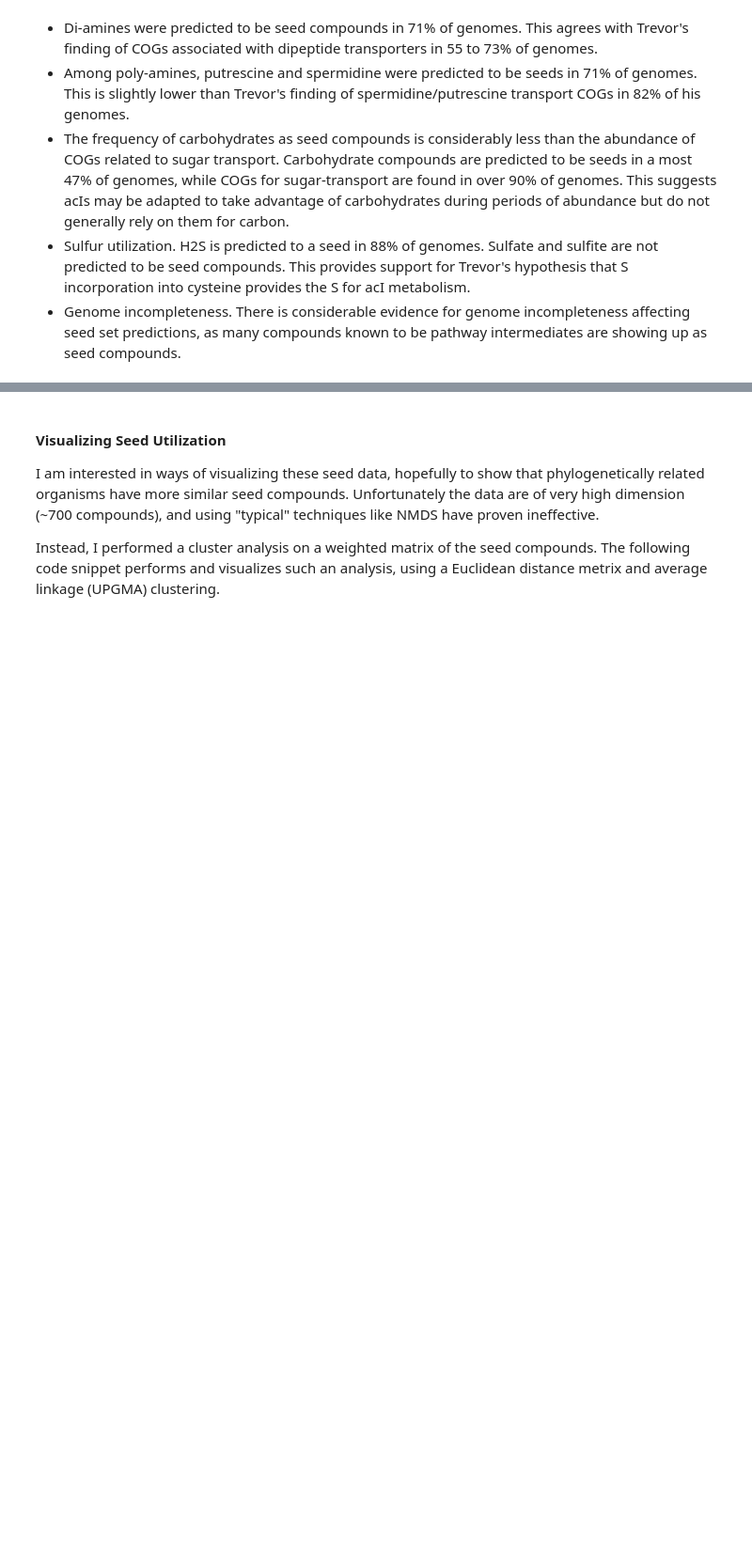
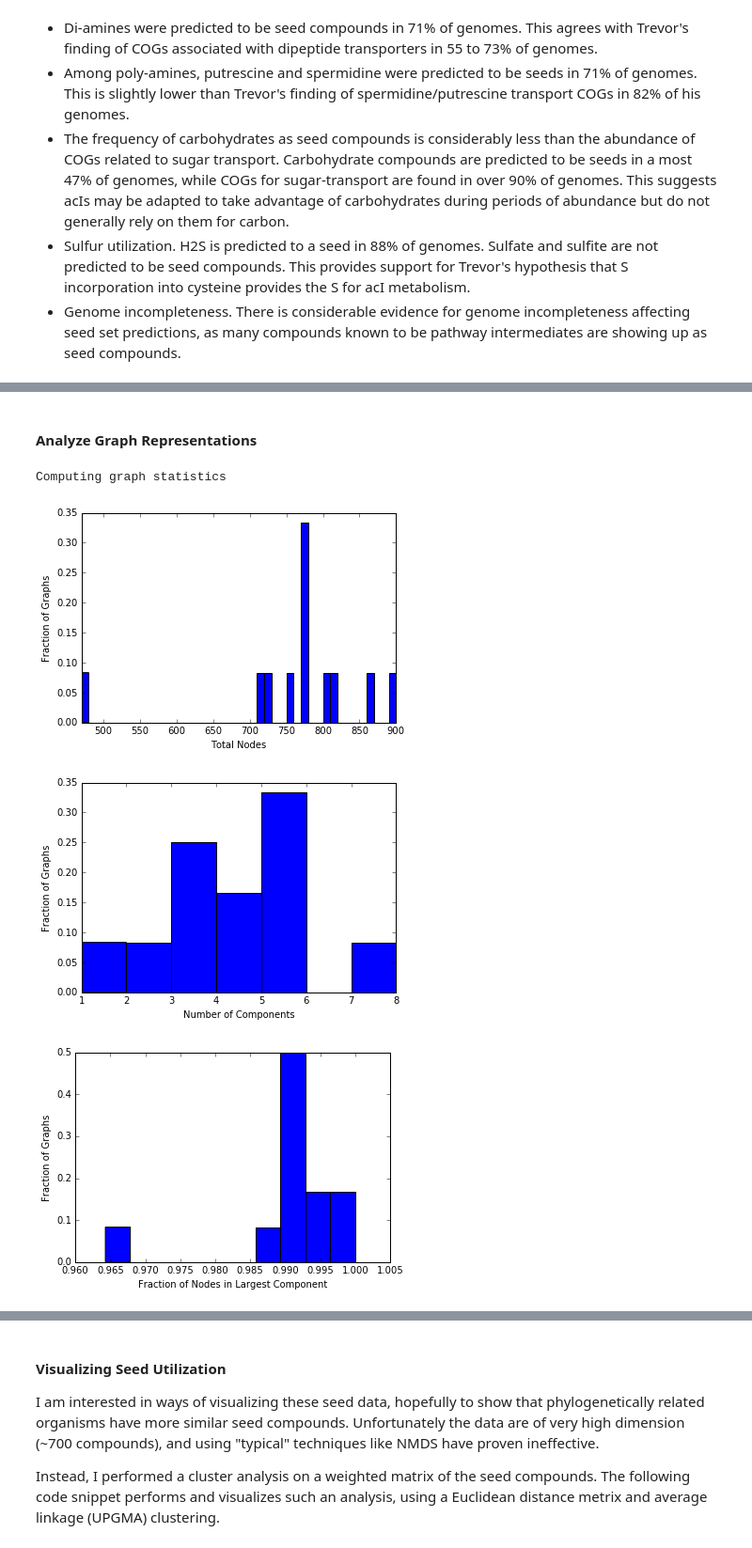
Before and after one commit to celawson87/reverseEcology, a Jupyter notebook: iPythonNotebooks/masterNotebookv2.ipynb, the cells around one changed output, grey strips where cells are left out. Shown at 94% size. Saved outputs shown, nothing was run; the diff lists cells and outputs as text; code cells hidden in the pictures; blank space fills up the shorter version.

```diff
--- a/iPythonNotebooks/masterNotebookv2.ipynb
+++ b/iPythonNotebooks/masterNotebookv2.ipynb
@@ -432,0 +421,10 @@ For example, while all lineages require branched-chain amino acids, each lineage
+# %% [markdown]
+#### Analyze Graph Representations
+# %%
+graphStatArray, diGraphStatArray = gf.computeGraphStats(dirList, tribeModelDir, summaryStatsDir)
+gf.plotGraphStats(graphStatArray)
+# %% [output]
+Computing graph statistics
+[figure, added]
+[figure, added]
+[figure, added]
```
Also changed, not shown: parts of 26 cells of this notebook.
